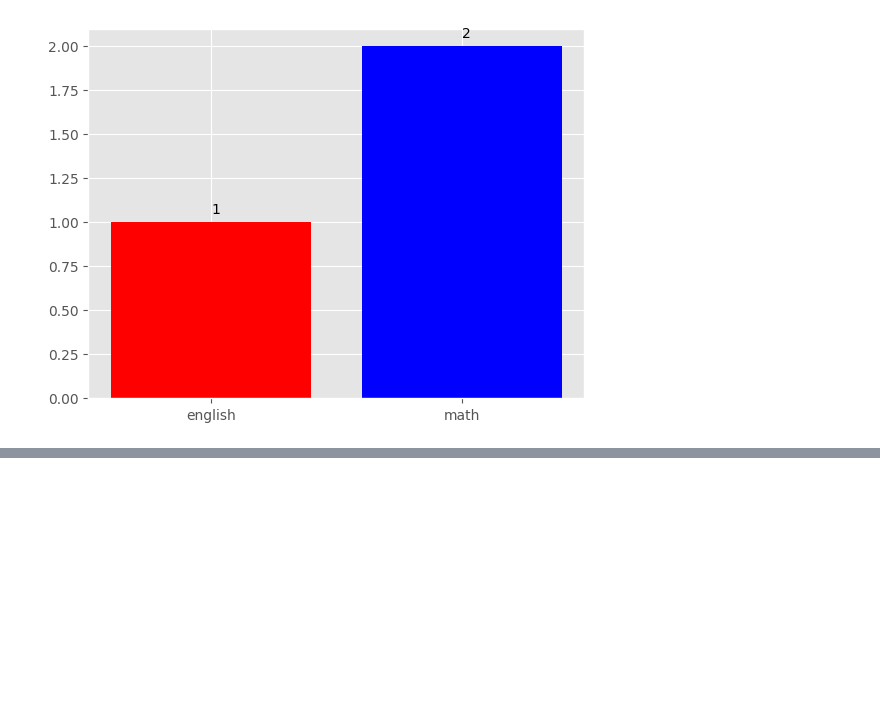
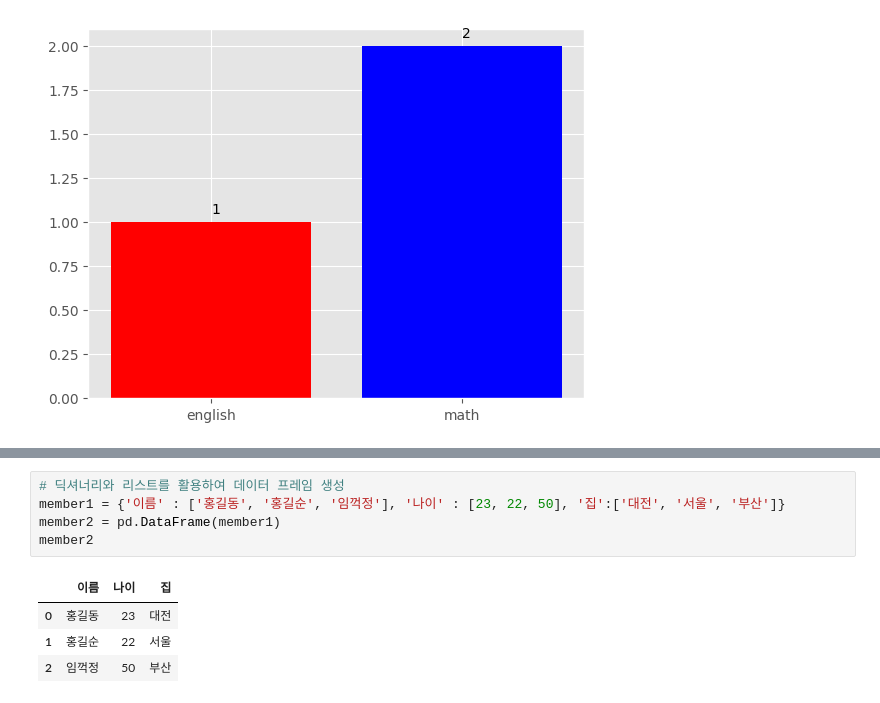
Before and after one commit to hyestar/py202208, a Jupyter notebook: 시각화연습.ipynb, the cells around one changed output, grey strips where cells are left out. Cells and saved outputs as stored; diff of their text form; blank space fills up the shorter version.

```diff
--- a/시각화연습.ipynb
+++ b/시각화연습.ipynb
@@ -118,0 +192,10 @@ plt.show()
+# %%
+# 딕셔너리와 리스트를 활용하여 데이터 프레임 생성
+member1 = {'이름' : ['홍길동', '홍길순', '임꺽정'], '나이' : [23, 22, 50], '집':['대전', '서울', '부산']}
+member2 = pd.DataFrame(member1)
+member2
+# %% [output]
+|  | 이름 | 나이 | 집 |
+| 0 | 홍길동 | 23 | 대전 |
+| 1 | 홍길순 | 22 | 서울 |
+| 2 | 임꺽정 | 50 | 부산 |
```
Also changed, not shown: parts of 8 cells of this notebook.
